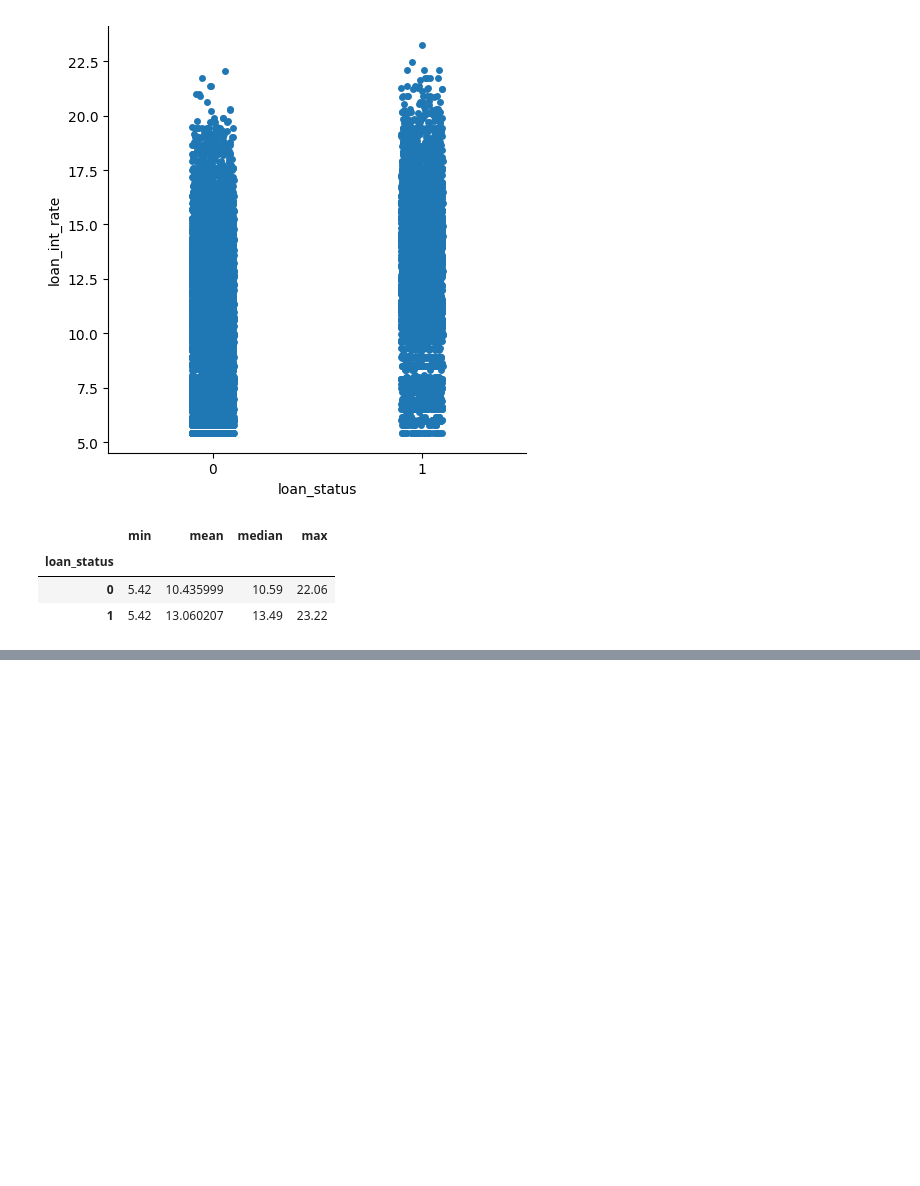
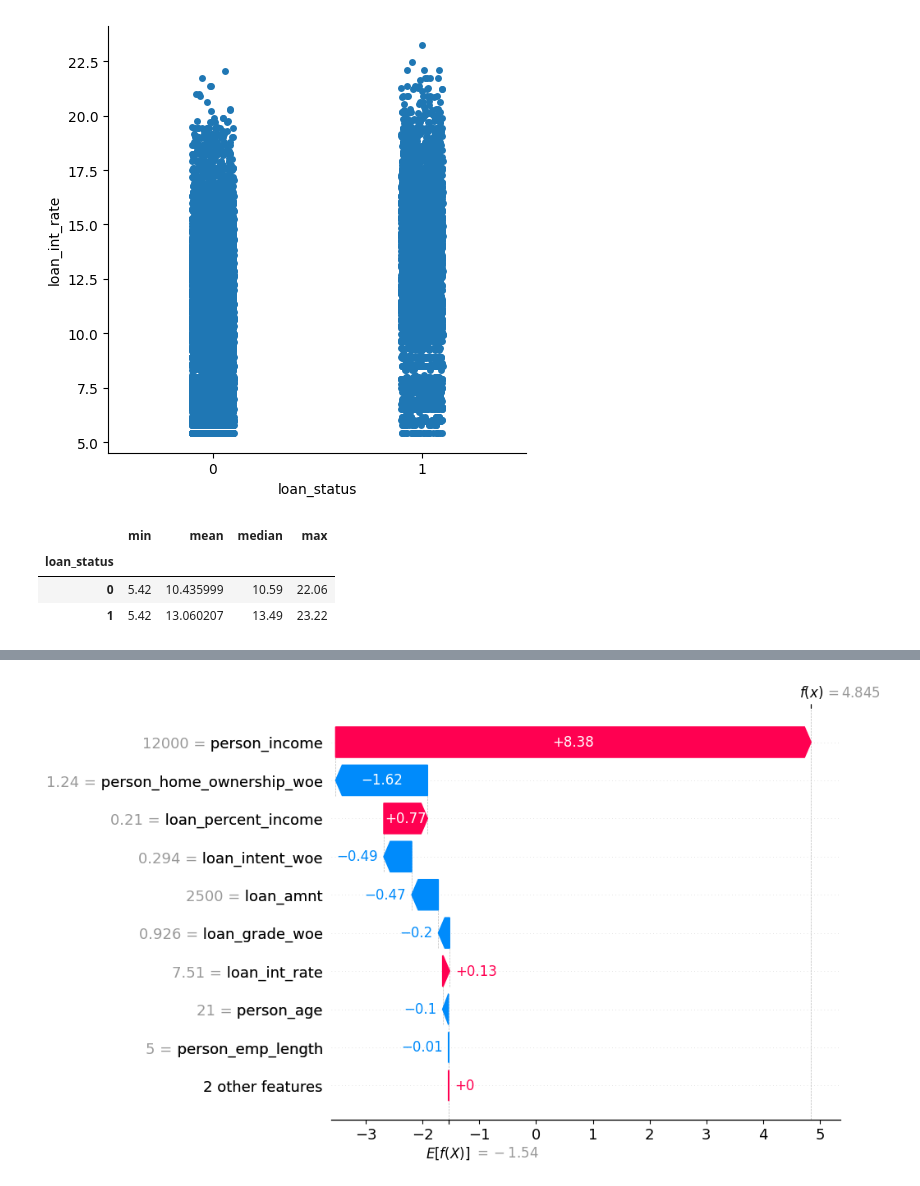
Before and after one commit to Ruben-Boeckx/Loan-approval, a Jupyter notebook: Draft.ipynb, the cells around one changed output, grey strips where cells are left out. Saved outputs shown, nothing was run; the diff lists cells and outputs as text; code cells hidden in the pictures; blank space fills up the shorter version.

```diff
--- a/Draft.ipynb
+++ b/Draft.ipynb
@@ -152,0 +205,11 @@ Name: count, dtype: int64
+# %%
+import shap
+
+explainer = shap.TreeExplainer(xgb)
+shap_values = explainer(X_test)
+
+instance_idx = 7
+
+shap.plots.waterfall(shap_values[instance_idx])
+# %% [output]
+[figure, added]
```
Also changed, not shown: parts of 9 cells of this notebook, 1 other file.
